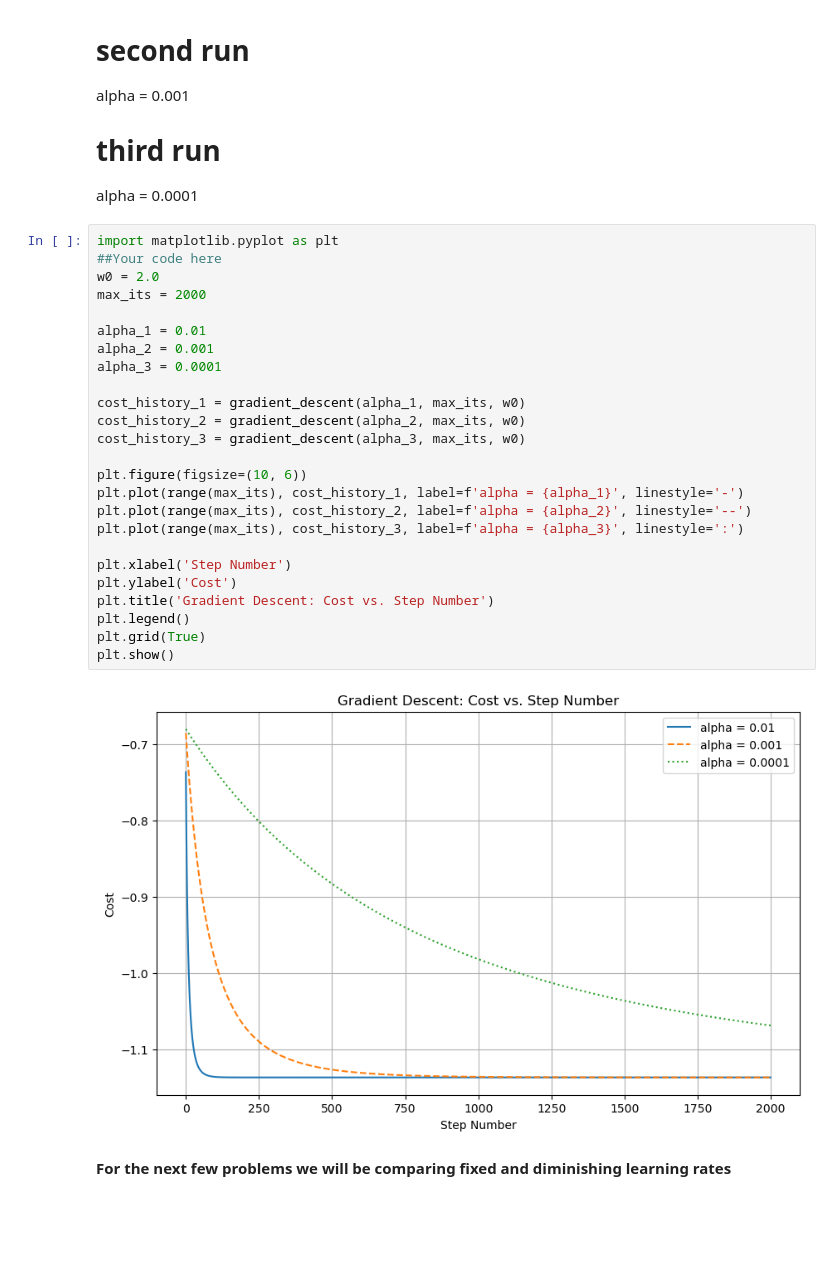
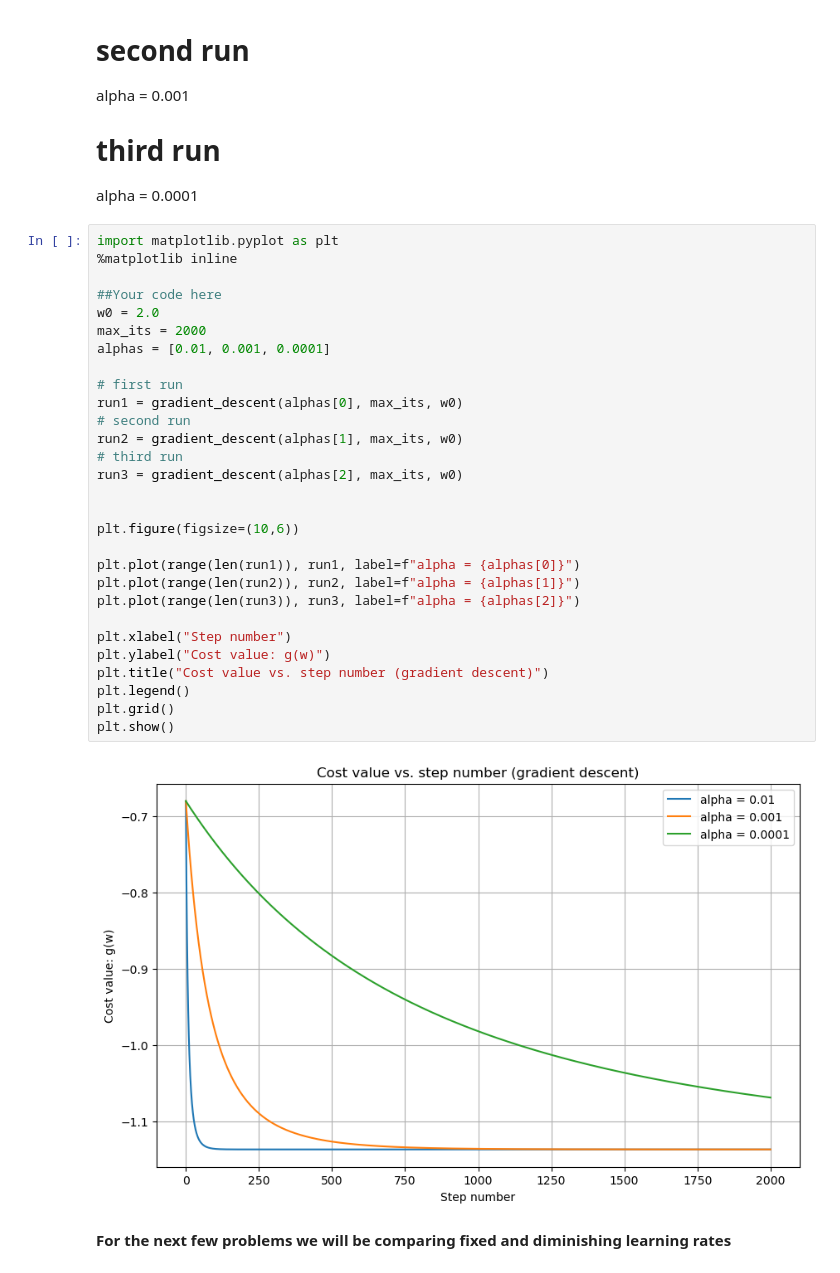
Before and after one commit to juliangus12/COSC74, a Jupyter notebook: HW1.ipynb, the cells around one changed output. Drawn from its saved outputs; the diff is of its cells as text; blank space fills up the shorter version.

```diff
--- a/HW1.ipynb
+++ b/HW1.ipynb
@@ -51,31 +51,35 @@ alpha = 0.001
 alpha = 0.0001
 # %%
 import matplotlib.pyplot as plt
+%matplotlib inline
+
 ##Your code here
 w0 = 2.0
 max_its = 2000
+alphas = [0.01, 0.001, 0.0001]
 
-alpha_1 = 0.01
-alpha_2 = 0.001
-alpha_3 = 0.0001
+# first run
+run1 = gradient_descent(alphas[0], max_its, w0)
+# second run
+run2 = gradient_descent(alphas[1], max_its, w0)
+# third run
+run3 = gradient_descent(alphas[2], max_its, w0)
 
-cost_history_1 = gradient_descent(alpha_1, max_its, w0)
-cost_history_2 = gradient_descent(alpha_2, max_its, w0)
-cost_history_3 = gradient_descent(alpha_3, max_its, w0)
 
-plt.figure(figsize=(10, 6))
-plt.plot(range(max_its), cost_history_1, label=f'alpha = {alpha_1}', linestyle='-')
-plt.plot(range(max_its), cost_history_2, label=f'alpha = {alpha_2}', linestyle='--')
-plt.plot(range(max_its), cost_history_3, label=f'alpha = {alpha_3}', linestyle=':')
+plt.figure(figsize=(10,6))
 
-plt.xlabel('Step Number')
-plt.ylabel('Cost')
-plt.title('Gradient Descent: Cost vs. Step Number')
+plt.plot(range(len(run1)), run1, label=f"alpha = {alphas[0]}")
+plt.plot(range(len(run2)), run2, label=f"alpha = {alphas[1]}")
+plt.plot(range(len(run3)), run3, label=f"alpha = {alphas[2]}")
+
+plt.xlabel("Step number")
+plt.ylabel("Cost value: g(w)")
+plt.title("Cost value vs. step number (gradient descent)")
 plt.legend()
-plt.grid(True)
+plt.grid()
 plt.show()
 # %% [output]
-[figure, old version]
+[figure, new version]
 # %% [markdown]
 **For the next few problems we will be comparing fixed and diminishing learning rates**
 # %% [markdown]
```
Also changed, not shown: parts of 16 cells of this notebook.
